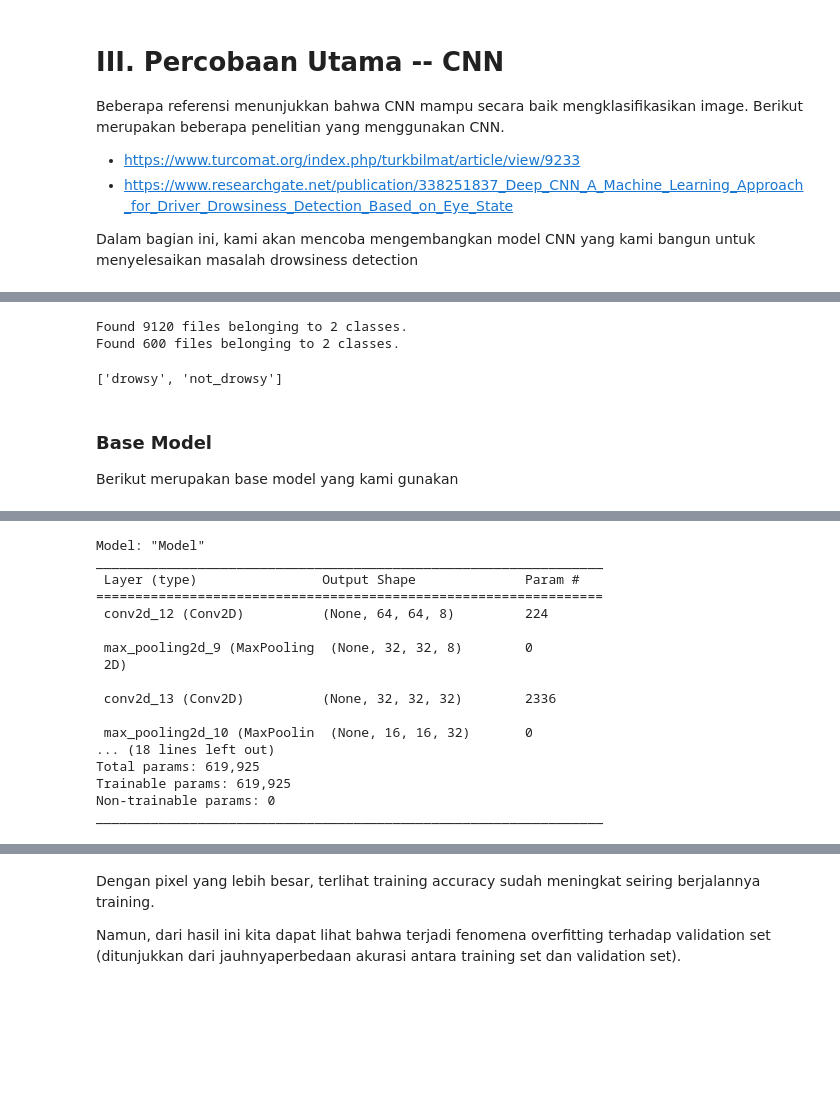
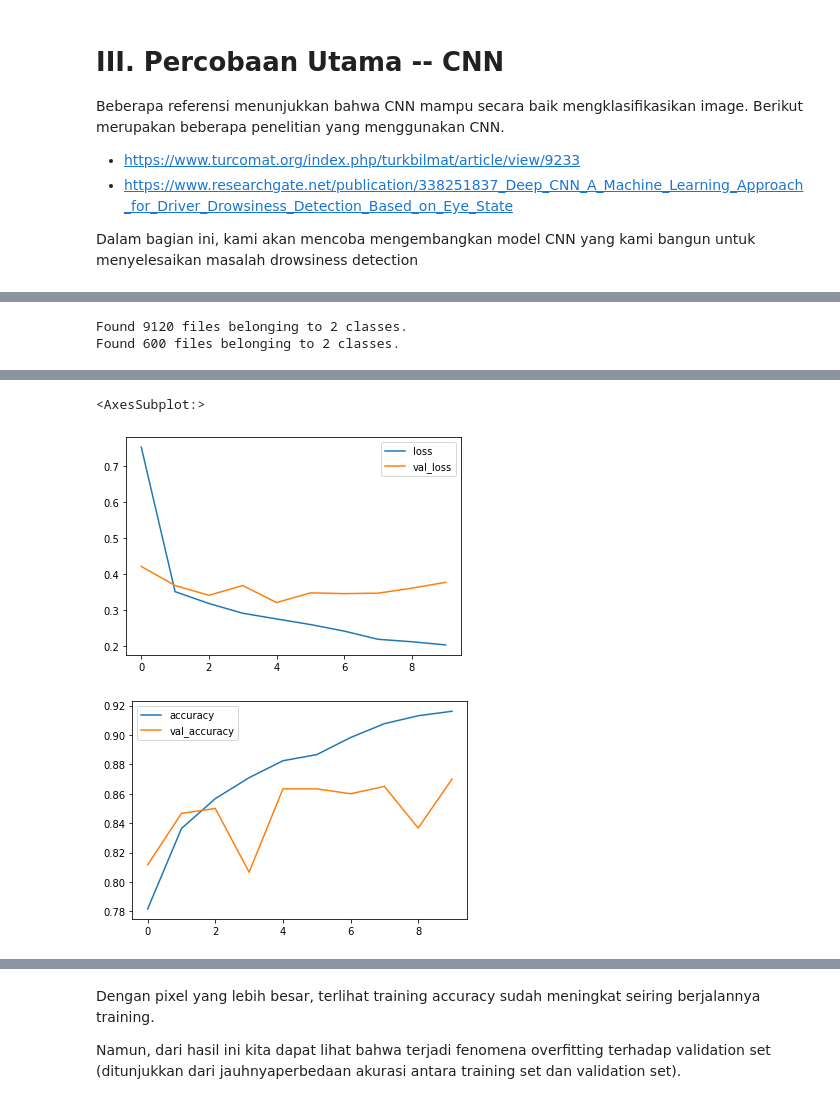
Before and after one commit to chilldenaya/drowsiness-detection, a Jupyter notebook: tensor.ipynb, the cells around one changed output, grey strips where cells are left out. Drawn from its saved outputs; the diff is of its cells as text; code cells hidden in the pictures; blank space fills up the shorter version.

```diff
--- a/tensor.ipynb
+++ b/tensor.ipynb
@@ -249,35 +276,21 @@ import pandas as pd
-# %%
-import tensorflow
-
-training_set = tensorflow.keras.preprocessing.image_dataset_from_directory(
-    "/home/internet/itb/pattern_recognition/training_set",
-    seed=101,
-    image_size=(64, 64),
-    batch_size=32
-)
-validation_set = tensorflow.keras.preprocessing.image_dataset_from_directory(
-    "/home/internet/itb/pattern_recognition/validation_set",
-    seed=101,
-    image_size=(64, 64),
-    batch_size=32
-)
-# %% [output]
-Found 9120 files belonging to 2 classes.
-Found 600 files belonging to 2 classes.
-# %%
-training_set.class_names
-# %% [output]
-['drowsy', 'not_drowsy']
-# %% [markdown]
-### Base Model
-
-Berikut merupakan base model yang kami gunakan
 # %%
-from tensorflow.keras import layers, models
+training_set = tensorflow.keras.preprocessing.image_dataset_from_directory(
+    "/home/internet/itb/pattern_recognition/training_set",
+    seed=101,
+    image_size=(100, 100),
+    batch_size=32
+)
+validation_set = tensorflow.keras.preprocessing.image_dataset_from_directory(
+    "/home/internet/itb/pattern_recognition/validation_set",
+    seed=101,
+    image_size=(100, 100),
+    batch_size=32
+)
+
 
 model = models.Sequential(
   [
-    layers.Conv2D(8, (3, 3), activation="relu", padding="same", input_shape=(64, 64, 3)),
+    layers.Conv2D(8, (3, 3), activation="relu", padding="same", input_shape=(100, 100, 3)),
     layers.MaxPooling2D((2, 2)),
     layers.Conv2D(32, (3, 3), activation="relu", padding="same"),
     layers.MaxPooling2D((2, 2)),
@@ -291,3 +304,17 @@ model = models.Sequential(
   ],
   name="Model"
 )
+
+model.compile(
+    optimizer='adam',
+    loss="binary_crossentropy",
+    metrics=['accuracy']
+)
+
+history = model.fit(training_set,validation_data=validation_set, epochs=10)
+metrics_df = pd.DataFrame(history.history)
+metrics_df[["loss","val_loss"]].plot()
+metrics_df[["accuracy","val_accuracy"]].plot()
+# %% [output]
+Found 9120 files belonging to 2 classes.
+Found 600 files belonging to 2 classes.
@@ -294,20 +346,3 @@ model = models.Sequential(
+<AxesSubplot:>
+[figure, added]
+[figure, added]
-# %%
-model.summary()
-# %% [output]
-Model: "Model"
-_________________________________________________________________
- Layer (type)                Output Shape              Param #
-=================================================================
- conv2d_12 (Conv2D)          (None, 64, 64, 8)         224
-
- max_pooling2d_9 (MaxPooling  (None, 32, 32, 8)        0
- 2D)
-
- conv2d_13 (Conv2D)          (None, 32, 32, 32)        2336
-
- max_pooling2d_10 (MaxPoolin  (None, 16, 16, 32)       0
-... (18 lines left out)
-Total params: 619,925
-Trainable params: 619,925
-Non-trainable params: 0
-_________________________________________________________________
```
Also changed, not shown: parts of 16 cells of this notebook, 3 other files.
